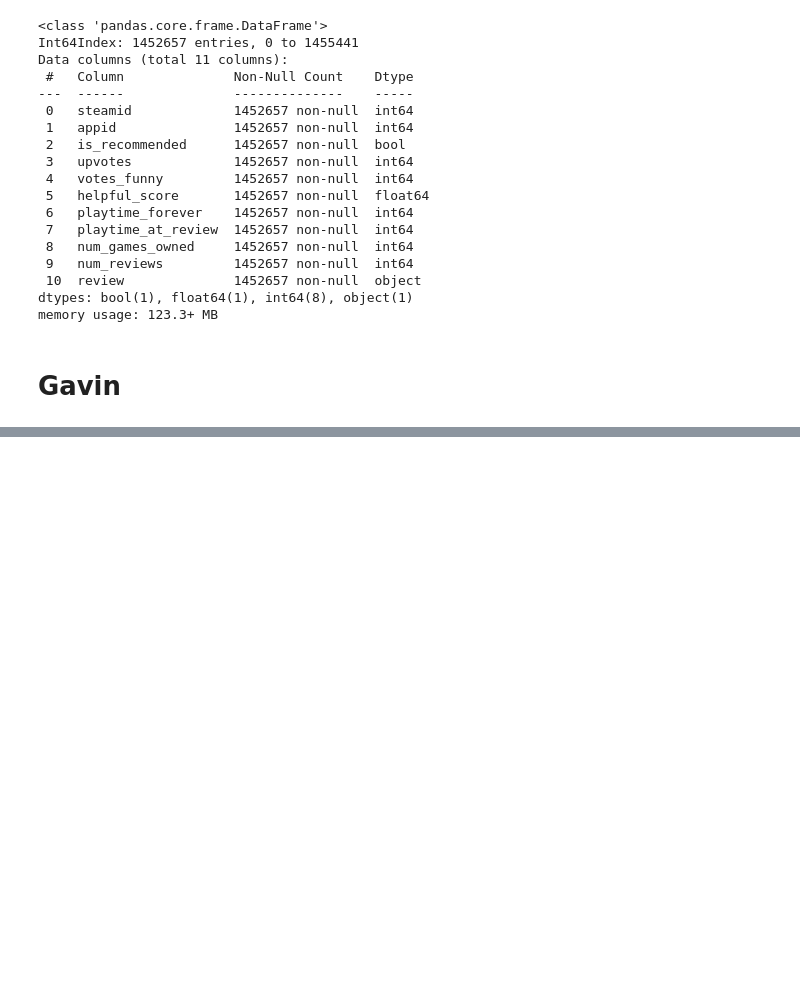
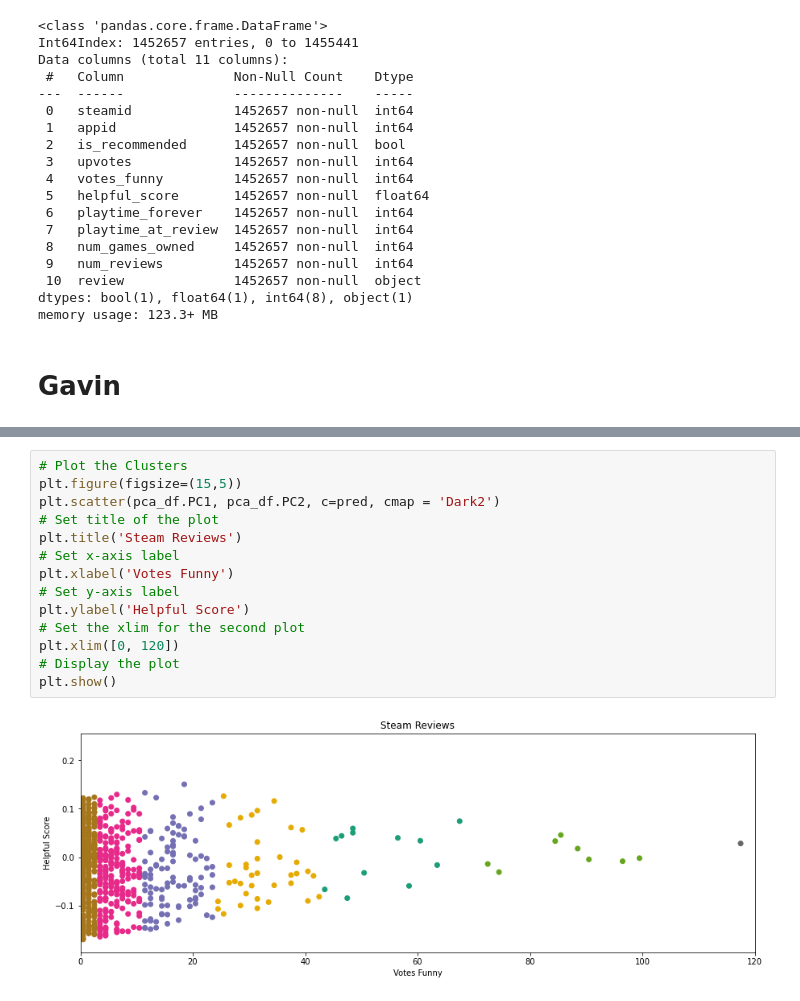
Before and after one commit to gfry99/453-Final-Project, a Jupyter notebook: 453-Final-Proj-PleaseCompile.ipynb, the cells around one changed output, grey strips where cells are left out. Cells and saved outputs as stored; diff of their text form; blank space fills up the shorter version.

```diff
--- a/453-Final-Proj-PleaseCompile.ipynb
+++ b/453-Final-Proj-PleaseCompile.ipynb
@@ -177,0 +196,16 @@ plt.show()
+# %%
+# Plot the Clusters
+plt.figure(figsize=(15,5))
+plt.scatter(pca_df.PC1, pca_df.PC2, c=pred, cmap = 'Dark2')
+# Set title of the plot
+plt.title('Steam Reviews')
+# Set x-axis label
+plt.xlabel('Votes Funny')
+# Set y-axis label
+plt.ylabel('Helpful Score')
+# Set the xlim for the second plot
+plt.xlim([0, 120])
+# Display the plot
+plt.show()
+# %% [output]
+[figure, added]
```
Also changed, not shown: parts of 8 cells of this notebook.
